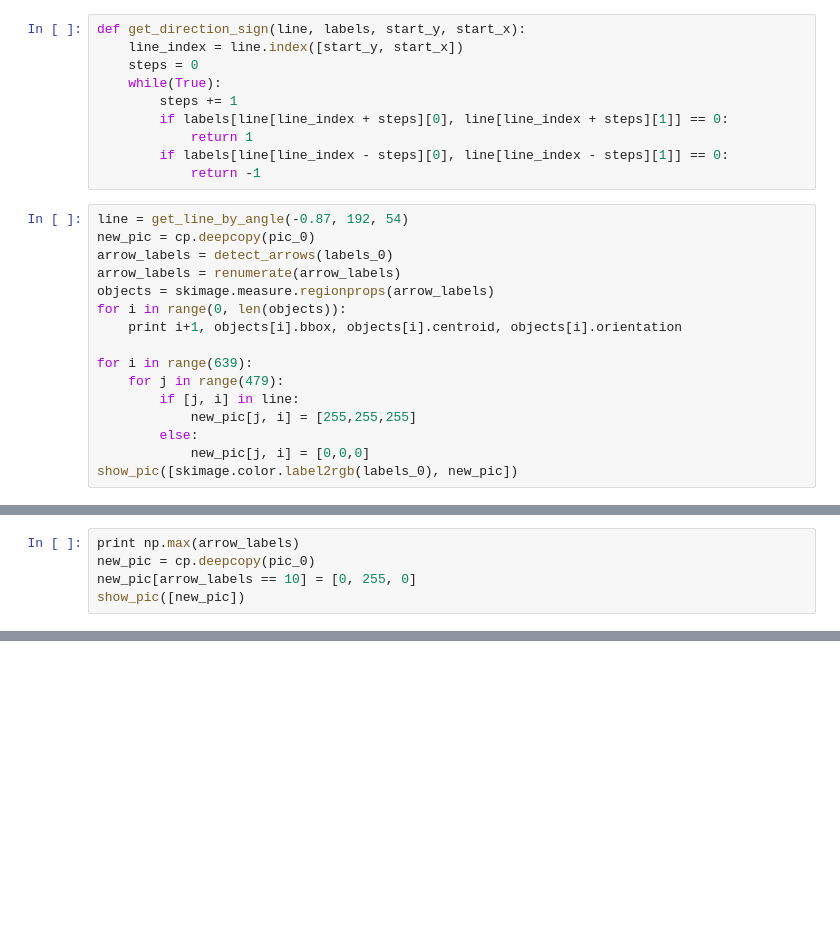
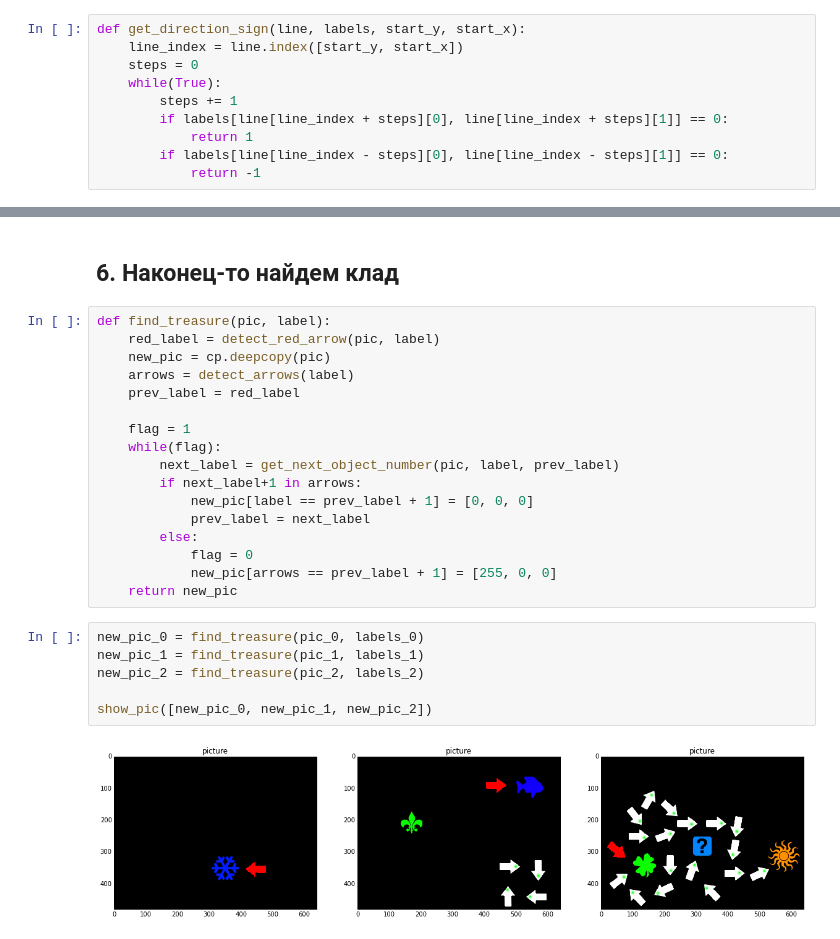
Before and after one commit to dmitriyshad/Pictures, a Jupyter notebook: Fabarisov_Lab3.ipynb, the cells around one changed output, grey strips where cells are left out. Saved outputs shown, nothing was run; the diff lists cells and outputs as text; blank space fills up the shorter version.

```diff
--- a/Fabarisov_Lab3.ipynb
+++ b/Fabarisov_Lab3.ipynb
@@ -314,19 +288,3 @@ def get_direction_sign(line, labels, start_y, start_x):
             return 1
         if labels[line[line_index - steps][0], line[line_index - steps][1]] == 0:
             return -1
-# %%
-line = get_line_by_angle(-0.87, 192, 54)
-new_pic = cp.deepcopy(pic_0)
-arrow_labels = detect_arrows(labels_0)
-arrow_labels = renumerate(arrow_labels)
-objects = skimage.measure.regionprops(arrow_labels)
-for i in range(0, len(objects)):
-    print i+1, objects[i].bbox, objects[i].centroid, objects[i].orientation
-
-for i in range(639):
-    for j in range(479):
-        if [j, i] in line:
-            new_pic[j, i] = [255,255,255]
-        else:
-            new_pic[j, i] = [0,0,0]
-show_pic([skimage.color.label2rgb(labels_0), new_pic])
@@ -381,5 +309,0 @@ show_pic([skimage.color.label2rgb(arrow_labels)])
-# %%
-print np.max(arrow_labels)
-new_pic = cp.deepcopy(pic_0)
-new_pic[arrow_labels == 10] = [0, 255, 0]
-show_pic([new_pic])
@@ -416,0 +310,27 @@ step =  37 [352, 393] 9
+# %% [markdown]
+## 6. Наконец-то найдем клад
+# %%
+def find_treasure(pic, label):
+    red_label = detect_red_arrow(pic, label)
+    new_pic = cp.deepcopy(pic)
+    arrows = detect_arrows(label)
+    prev_label = red_label
+
+    flag = 1
+    while(flag):
+        next_label = get_next_object_number(pic, label, prev_label)
+        if next_label+1 in arrows:
+            new_pic[label == prev_label + 1] = [0, 0, 0]
+            prev_label = next_label
+        else:
+            flag = 0
+            new_pic[arrows == prev_label + 1] = [255, 0, 0]
+    return new_pic
+# %%
+new_pic_0 = find_treasure(pic_0, labels_0)
+new_pic_1 = find_treasure(pic_1, labels_1)
+new_pic_2 = find_treasure(pic_2, labels_2)
+
+show_pic([new_pic_0, new_pic_1, new_pic_2])
+# %% [output]
+[figure, added]
```
Also changed, not shown: parts of 15 cells of this notebook, 5 other files.
